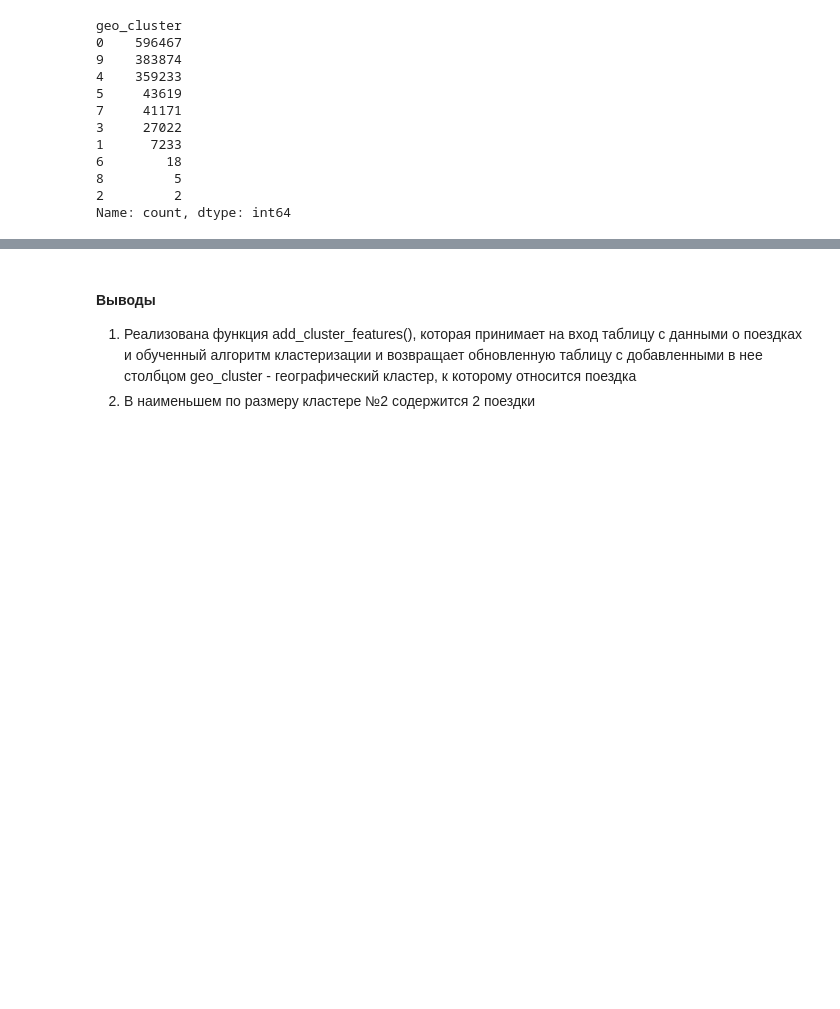
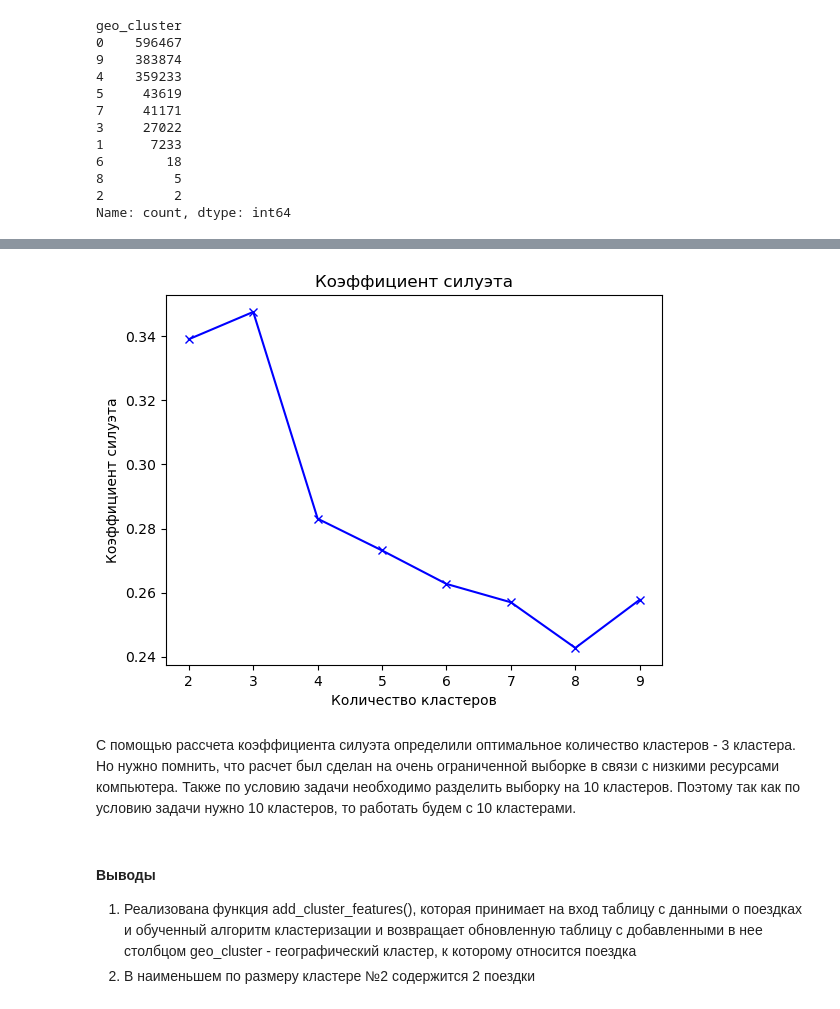
Before and after one commit to turneps403/hackathon-tgu, a Jupyter notebook: Hackathon_5_group_TSU.ipynb, the cells around one changed output, grey strips where cells are left out. Drawn from its saved outputs; the diff is of its cells as text; code cells hidden in the pictures; blank space fills up the shorter version.

```diff
--- a/Hackathon_5_group_TSU.ipynb
+++ b/Hackathon_5_group_TSU.ipynb
@@ -539,3 +573,23 @@ Name: count, dtype: int64
+# %%
+# подберем коэффициент силуэта
+from sklearn.metrics import silhouette_score
+silhouette = []
+for k in range(2, 10):
+    kmeans_3 = KMeans(n_clusters=k, random_state=42)
+    kmeans_3.fit(coords_scaled_small)
+    silh = silhouette_score(coords_scaled_small, kmeans_3.labels_)
+    silhouette.append(silh)
+# %%
+# построим график с коэффициентом силуэта
+plt.plot(range(2, 10), silhouette, 'xb-')
+plt.title('Коэффициент силуэта')
+plt.xlabel('Количество кластеров')
+plt.ylabel('Коэффициент силуэта')
+plt.show()
+# %% [output]
+[figure, added]
+# %% [markdown]
+С помощью рассчета коэффициента силуэта определили оптимальное количество кластеров - 3 кластера. Но нужно помнить, что расчет был сделан на очень ограниченной выборке в связи с низкими ресурсами компьютера. Также по условию задачи необходимо разделить выборку на 10 кластеров. Поэтому так как по условию задачи нужно 10 кластеров, то работать будем с 10 кластерами.
 # %% [markdown]
 #### Выводы
 1. Реализована функция add_cluster_features(), которая принимает на вход таблицу с данными о поездках и обученный алгоритм кластеризации и возвращает обновленную таблицу с добавленными в нее столбцом geo_cluster - географический кластер, к которому относится поездка
```
Also changed, not shown: parts of 13 cells of this notebook.
